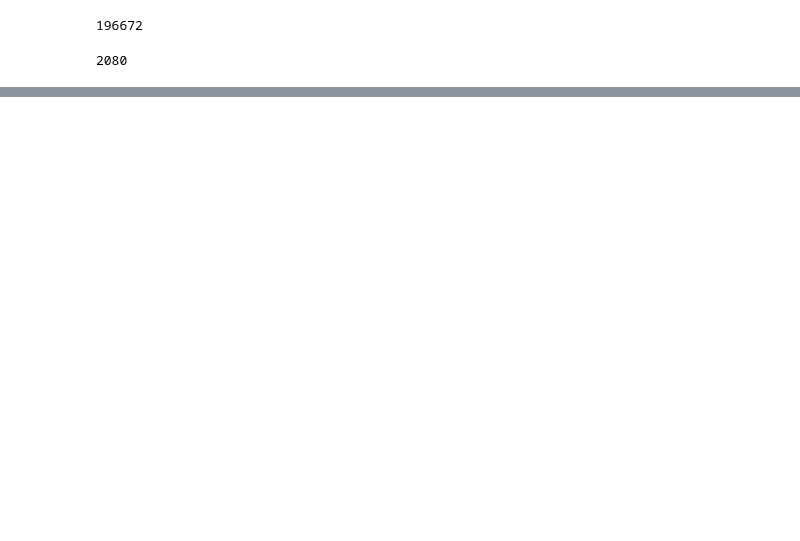
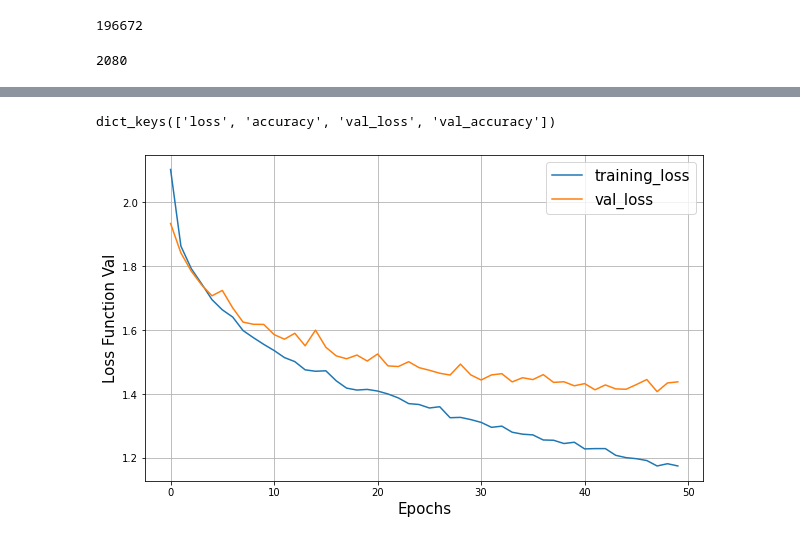
Before and after one commit to 1992rs/Deep-Learning, a Jupyter notebook: CIFAR-10 Dataset Classification using Keras.ipynb, the cells around one changed output, grey strips where cells are left out. Drawn from its saved outputs; the diff is of its cells as text; code cells hidden in the pictures; blank space fills up the shorter version.

```diff
--- a/CIFAR-10 Dataset Classification using Keras.ipynb
+++ b/CIFAR-10 Dataset Classification using Keras.ipynb
@@ -214,8 +239,10 @@ model = models.Sequential()  # create an empty model
 
 model.add(layers.Flatten(input_shape = (32,32,3))) # reshapes into 1D vector (1,3072)
 
-model.add(layers.Dense(64, activation='relu'))  # 1st hidden layer
-model.add(layers.Dense(32, activation='relu'))  # 2nd hidden layer
+# kernel_regularizer='l2')) # Adding a hidden layer with 512 neurons, fully connected layer
+
+model.add(layers.Dense(256, activation='relu', kernel_initializer='glorot_uniform', bias_initializer='zeros'))  # 1st hidden layer
+model.add(layers.Dense(128, activation='relu', kernel_initializer='glorot_uniform', bias_initializer='zeros'))  # 2nd hidden layer
 
 model.add(layers.Dense(10, activation='softmax'))  # output layer
 # %%
@@ -248,7 +274,7 @@ _________________________________________________________________
 2080
 # %%
 # Let's compile the model
-model.compile(loss = 'categorical-crossentropy', optimizer='adam', metrics='accuracy')
+model.compile(loss = 'categorical_crossentropy', optimizer='adam', metrics='accuracy')
 # %%
 history = model.fit(xtrain, ytrain, validation_split=0.2, verbose=True, epochs=50, batch_size=1000)
 # %% [output]
@@ -255,0 +319,16 @@ NameError: name 'model' is not defined
+# %%
+history.history.keys()
+# %% [output]
+dict_keys(['loss', 'accuracy', 'val_loss', 'val_accuracy'])
+# %%
+plt.figure(figsize=(10,6))
+plt.plot(history.epoch, history.history['loss'])
+plt.plot(history.epoch, history.history['val_loss'])
+plt.legend(['training_loss', 'val_loss'], fontsize=15)
+
+plt.xlabel('Epochs', fontsize=15)
+plt.ylabel('Loss Function Val', fontsize=15)
+plt.grid('on')
+plt.show()
+# %% [output]
+[figure, added]
```
Also changed, not shown: parts of 23 cells of this notebook.
